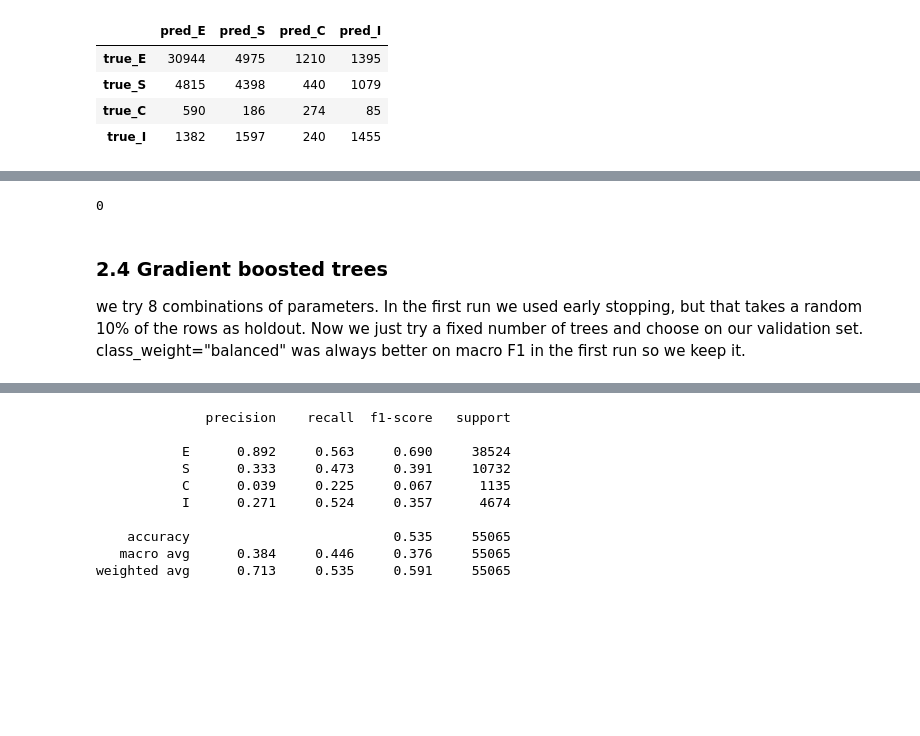
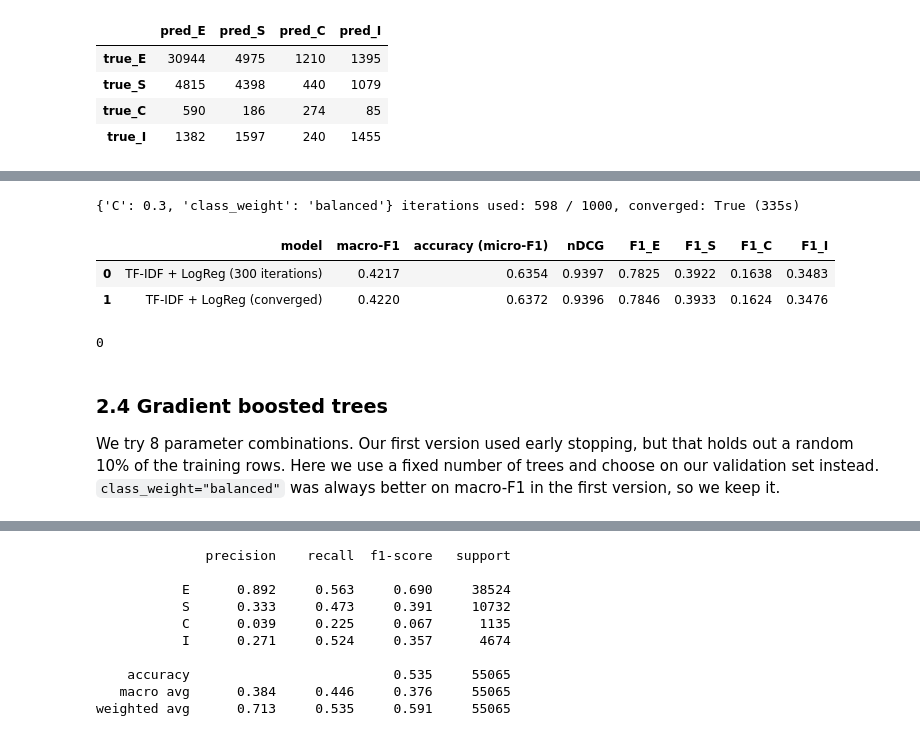
Before and after one commit to m4zenHchm/Amazon_Search_Queries, a Jupyter notebook: Amazon_Search_Queries.ipynb, the cells around one changed output, grey strips where cells are left out. Drawn from its saved outputs; the diff is of its cells as text; code cells hidden in the pictures; blank space fills up the shorter version.

```diff
--- a/Amazon_Search_Queries.ipynb
+++ b/Amazon_Search_Queries.ipynb
@@ -627,3 +631,32 @@ weighted avg      0.684     0.673     0.678     55065
+# %%
+import warnings
+from sklearn.exceptions import ConvergenceWarning
+
+best = lr_runs.iloc[0]
+LR_BEST = {"C": float(best.C), "class_weight": None if best.class_weight == "None" else "balanced"}
+
+t0 = time.time()
+with warnings.catch_warnings(record=True) as caught:
+    warnings.simplefilter("always", ConvergenceWarning)
+    logreg_conv = LogisticRegression(**LR_BEST, max_iter=1000, random_state=SEED).fit(X_train, y_train)
+lr_conv_fit_s = time.time() - t0
+converged = not any(w.category is ConvergenceWarning for w in caught)
+print(f"{LR_BEST} iterations used: {logreg_conv.n_iter_.max()} / 1000, converged: {converged} ({lr_conv_fit_s:.0f}s)")
+# %% [output]
+{'C': 0.3, 'class_weight': 'balanced'} iterations used: 598 / 1000, converged: True (335s)
+# %%
+p_val_lr_conv = logreg_conv.predict_proba(X_val)
+p_test_lr_conv = logreg_conv.predict_proba(X_test)  # saved for Part 4
+
+old = evaluate(val, p_val_lr, "TF-IDF + LogReg (300 iterations)")
+new = evaluate(val, p_val_lr_conv, "TF-IDF + LogReg (converged)")
+save_result(new, "val")
+joblib.dump({"tfidf": tfidf, "scaler": scaler, "logreg": logreg_conv}, MODELS / "tfidf_logreg_converged.joblib")
+pd.DataFrame([old, new]).round(4)
+# %% [output]
+|  | model | macro-F1 | accuracy (micro-F1) | nDCG | F1_E | F1_S | F1_C | F1_I |
+| 0 | TF-IDF + LogReg (300 iterations) | 0.4217 | 0.6354 | 0.9397 | 0.7825 | 0.3922 | 0.1638 | 0.3483 |
+| 1 | TF-IDF + LogReg (converged) | 0.4220 | 0.6372 | 0.9396 | 0.7846 | 0.3933 | 0.1624 | 0.3476 |
 # %%
 del X_train, X_val, X_test, blocks
 gc.collect()
@@ -631,9 +664,9 @@ gc.collect()
 0
 # %% [markdown]
 ### 2.4 Gradient boosted trees
-we try 8 combinations of parameters. In the first run we used early stopping, but that takes a random 10% of the
-rows as holdout. Now we just try a fixed number of trees and choose on
-our validation set. class_weight="balanced" was always better on macro F1 in the first run so we keep it.
+We try 8 parameter combinations. Our first version used early stopping, but that holds out a random 10% of the
+training rows. Here we use a fixed number of trees and choose on our validation set instead.
+`class_weight="balanced"` was always better on macro-F1 in the first version, so we keep it.
 # %%
 F_train["tfidf_cos"] = tfidf_blocks(train)[3].ravel()
 F_val["tfidf_cos"] = tfidf_blocks(val)[3].ravel()
```
Also changed, not shown: parts of 31 cells of this notebook.
